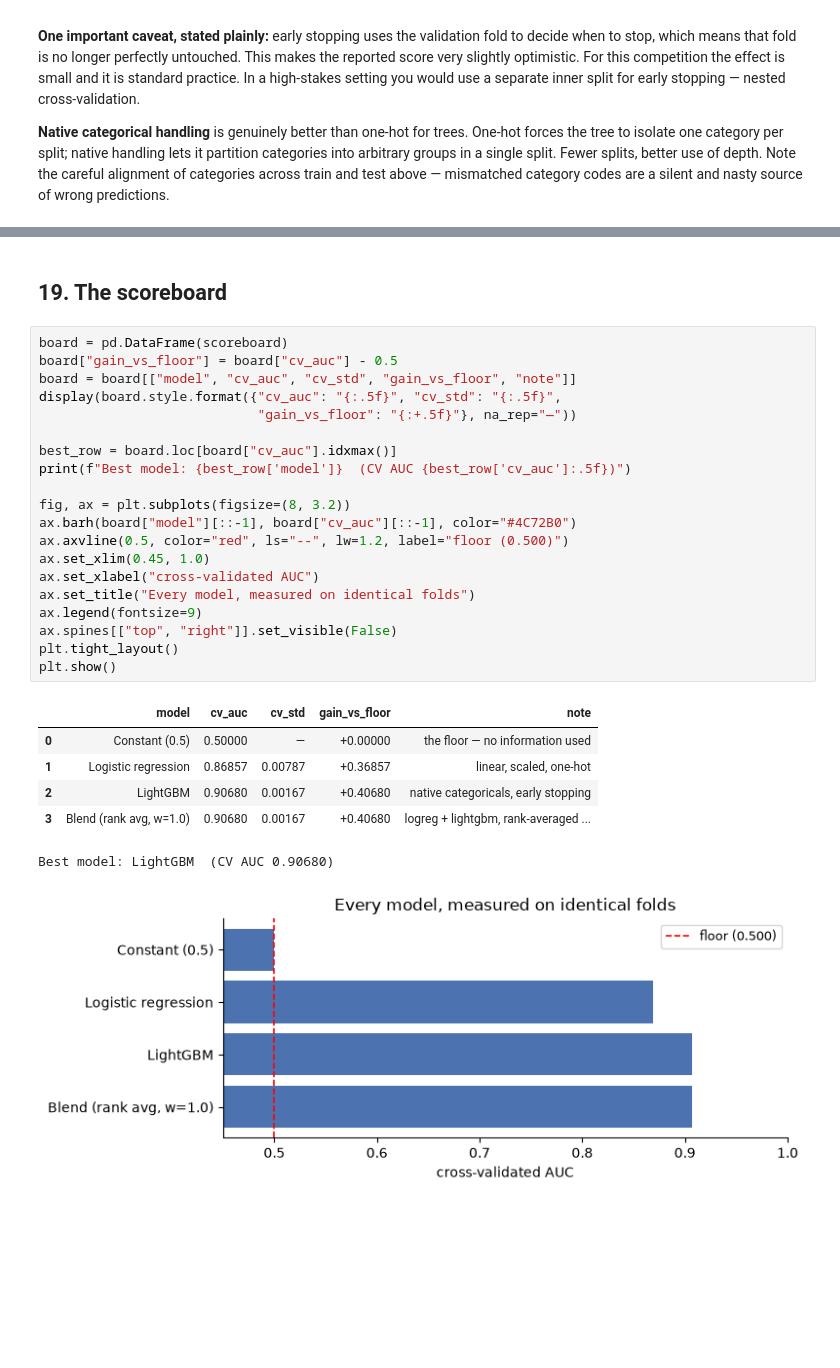
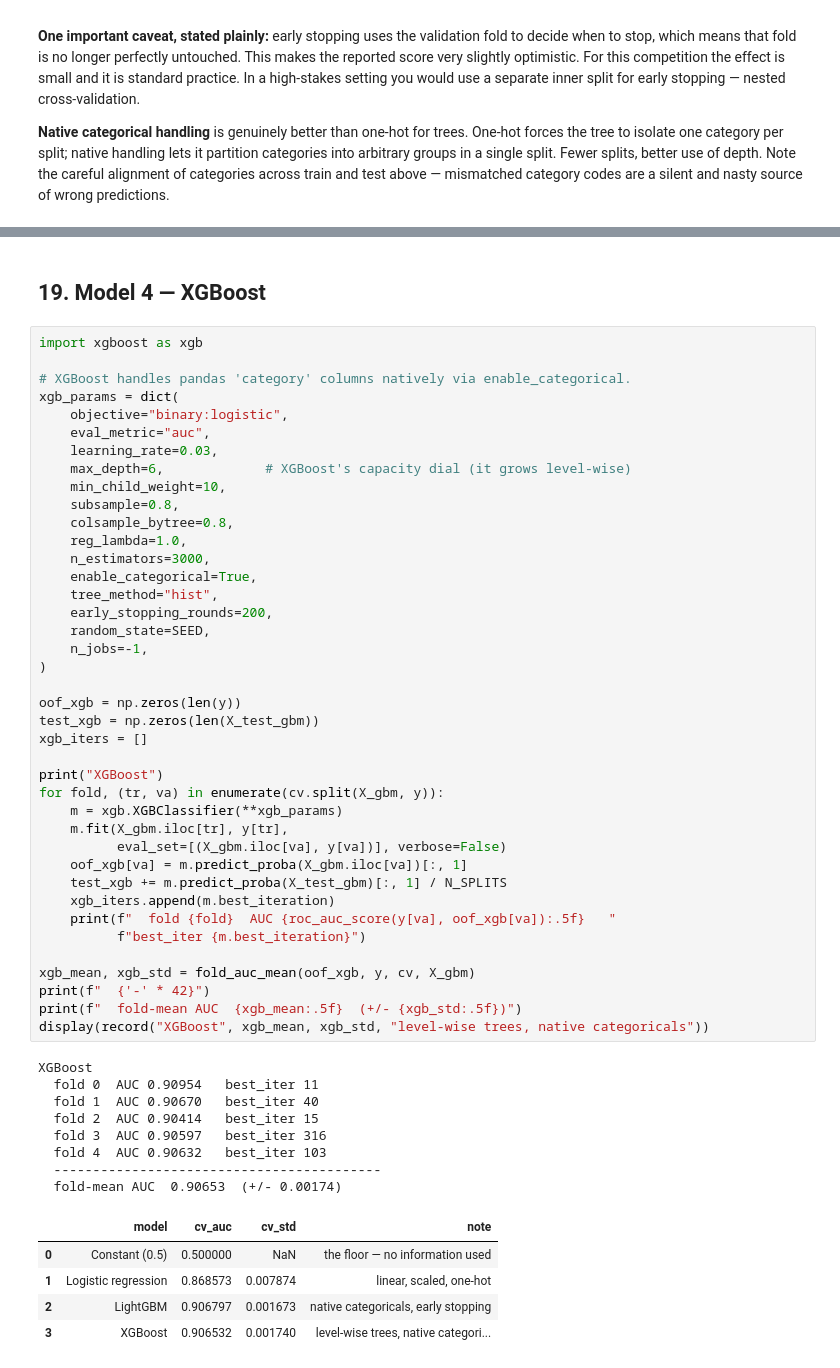
Before and after one commit to EAniwa/kaggle-s6e8-smartphone-addiction, a Jupyter notebook: build/executed.ipynb, the cells around one changed output, grey strips where cells are left out. Drawn from its saved outputs; the diff is of its cells as text; blank space fills up the shorter version.

```diff
--- a/build/executed.ipynb
+++ b/build/executed.ipynb
@@ -1608,33 +1635,59 @@ the upgrade — Section 21 covers it.
 # %% [markdown]
-## 19. The scoreboard
+## 19. Model 4 — XGBoost
 # %%
-board = pd.DataFrame(scoreboard)
-board["gain_vs_floor"] = board["cv_auc"] - 0.5
-board = board[["model", "cv_auc", "cv_std", "gain_vs_floor", "note"]]
-display(board.style.format({"cv_auc": "{:.5f}", "cv_std": "{:.5f}",
-                            "gain_vs_floor": "{:+.5f}"}, na_rep="—"))
+import xgboost as xgb
 
-best_row = board.loc[board["cv_auc"].idxmax()]
-print(f"Best model: {best_row['model']}  (CV AUC {best_row['cv_auc']:.5f})")
+# XGBoost handles pandas 'category' columns natively via enable_categorical.
+xgb_params = dict(
+    objective="binary:logistic",
+    eval_metric="auc",
+    learning_rate=0.03,
+    max_depth=6,             # XGBoost's capacity dial (it grows level-wise)
+    min_child_weight=10,
+    subsample=0.8,
+    colsample_bytree=0.8,
+    reg_lambda=1.0,
+    n_estimators=3000,
+    enable_categorical=True,
+    tree_method="hist",
+    early_stopping_rounds=200,
+    random_state=SEED,
+    n_jobs=-1,
+)
 
-fig, ax = plt.subplots(figsize=(8, 3.2))
-ax.barh(board["model"][::-1], board["cv_auc"][::-1], color="#4C72B0")
-ax.axvline(0.5, color="red", ls="--", lw=1.2, label="floor (0.500)")
-ax.set_xlim(0.45, 1.0)
-ax.set_xlabel("cross-validated AUC")
-ax.set_title("Every model, measured on identical folds")
-ax.legend(fontsize=9)
-ax.spines[["top", "right"]].set_visible(False)
-plt.tight_layout()
-plt.show()
+oof_xgb = np.zeros(len(y))
+test_xgb = np.zeros(len(X_test_gbm))
+xgb_iters = []
+
+print("XGBoost")
+for fold, (tr, va) in enumerate(cv.split(X_gbm, y)):
+    m = xgb.XGBClassifier(**xgb_params)
+    m.fit(X_gbm.iloc[tr], y[tr],
+          eval_set=[(X_gbm.iloc[va], y[va])], verbose=False)
+    oof_xgb[va] = m.predict_proba(X_gbm.iloc[va])[:, 1]
+    test_xgb += m.predict_proba(X_test_gbm)[:, 1] / N_SPLITS
+    xgb_iters.append(m.best_iteration)
+    print(f"  fold {fold}  AUC {roc_auc_score(y[va], oof_xgb[va]):.5f}   "
+          f"best_iter {m.best_iteration}")
+
+xgb_mean, xgb_std = fold_auc_mean(oof_xgb, y, cv, X_gbm)
+print(f"  {'-' * 42}")
+print(f"  fold-mean AUC  {xgb_mean:.5f}  (+/- {xgb_std:.5f})")
+display(record("XGBoost", xgb_mean, xgb_std, "level-wise trees, native categoricals"))
 # %% [output]
+XGBoost
+  fold 0  AUC 0.90954   best_iter 11
+  fold 1  AUC 0.90670   best_iter 40
+  fold 2  AUC 0.90414   best_iter 15
+  fold 3  AUC 0.90597   best_iter 316
+  fold 4  AUC 0.90632   best_iter 103
+  ------------------------------------------
+  fold-mean AUC  0.90653  (+/- 0.00174)
-|  | model | cv_auc | cv_std | gain_vs_floor | note |
-| 0 | Constant (0.5) | 0.50000 | — | +0.00000 | the floor — no information used |
-| 1 | Logistic regression | 0.86857 | 0.00787 | +0.36857 | linear, scaled, one-hot |
-| 2 | LightGBM | 0.90680 | 0.00167 | +0.40680 | native categoricals, early stopping |
-| 3 | Blend (rank avg, w=1.0) | 0.90680 | 0.00167 | +0.40680 | logreg + lightgbm, rank-averaged ... |
+|  | model | cv_auc | cv_std | note |
+| 0 | Constant (0.5) | 0.500000 | NaN | the floor — no information used |
+| 1 | Logistic regression | 0.868573 | 0.007874 | linear, scaled, one-hot |
+| 2 | LightGBM | 0.906797 | 0.001673 | native categoricals, early stopping |
+| 3 | XGBoost | 0.906532 | 0.001740 | level-wise trees, native categori... |
-Best model: LightGBM  (CV AUC 0.90680)
-[figure, removed]
 # %% [markdown]
 **What this cell does and why it matters**
 
```
Also changed, not shown: parts of 31 cells of this notebook, 12 other files.
